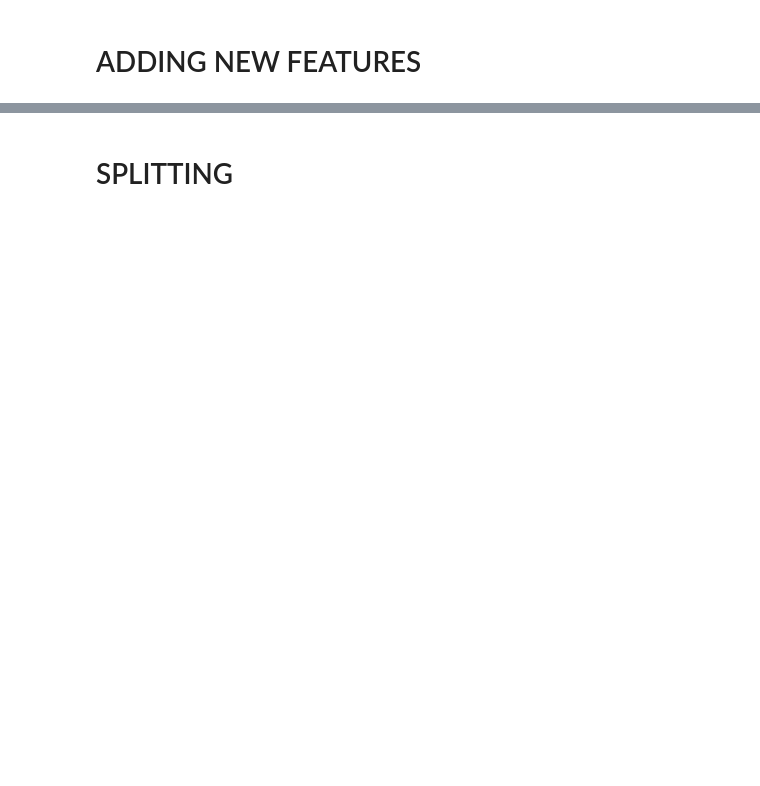
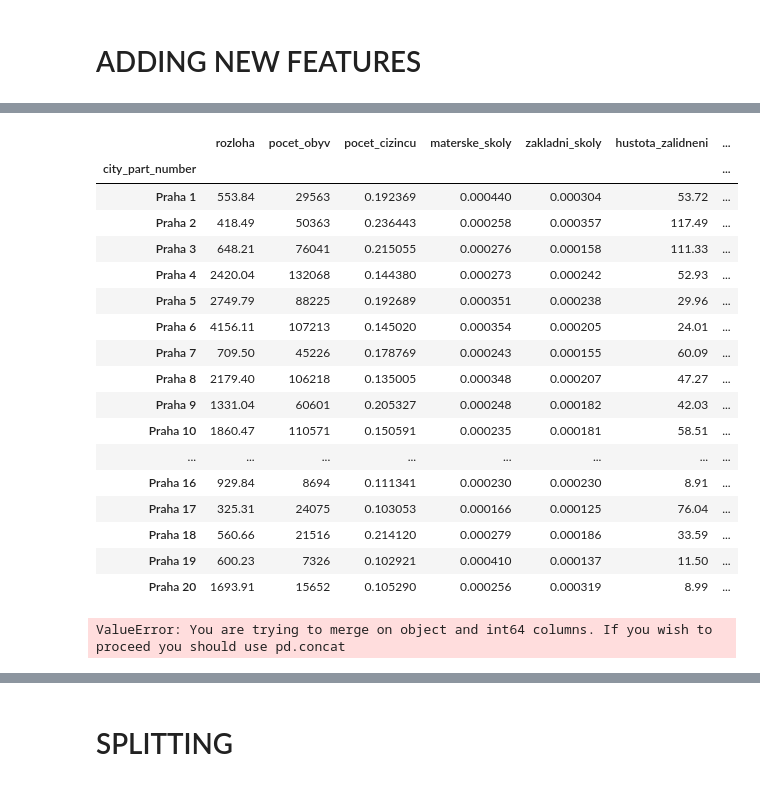
Before and after one commit to cptdom/Tym09_devs, a Jupyter notebook: modelling.ipynb, the cells around one changed output, grey strips where cells are left out. Cells and saved outputs as stored; diff of their text form; code cells hidden in the pictures; blank space fills up the shorter version.

```diff
--- a/modelling.ipynb
+++ b/modelling.ipynb
@@ -357,0 +246,7 @@ UnicodeDecodeError: 'utf-8' codec can't decode byte 0xe9 in position 44: invalid
+# %%
+extra_features.rename(columns = {'Unnamed: 0': 'city_part_number'}, inplace = True)
+for column in list(extra_features.columns)[1:]:
+    extra_features[column] = extra_features[column].apply(pd.to_numeric, errors = 'coerce')
+# %%
+extra_features.dropna(inplace = True)
+extra_features.reset_index(drop = True, inplace = True)
@@ -357,0 +291,2 @@ UnicodeDecodeError: 'utf-8' codec can't decode byte 0xe9 in position 44: invalid
+# %%
+cols_to_normalize = ['pocet_cizincu', 'materske_skoly', 'zakladni_skoly', 'kulturni_zarizeni', 'detska_hriste']
@@ -357,0 +307,52 @@ UnicodeDecodeError: 'utf-8' codec can't decode byte 0xe9 in position 44: invalid
+# %%
+def normalize_extra_features(df):
+    import re
+    all_cols = {}
+    for column in list(df.columns):
+        values = []
+        if column in cols_to_normalize:
+            for i, item in df[column].iteritems():
+                if re.search(r'\d', str(df['city_part_number'][i])) is not None:
+                    norm_coef = df['pocet_obyv'][i]
+                    values.append(item/norm_coef)
+            all_cols[column] = values
+
+        elif column == 'parky':
+            for i, item in df[column].iteritems():
+                if re.search(r'\d', str(df['city_part_number'][i])) is not None:
+                    norm_coef = df['rozloha'][i]
+                    values.append(item/norm_coef)
+            all_cols[column] = values
+
+        else:
+            for i, item in df[column].iteritems():
+                if re.search(r'\d', str(df['city_part_number'][i])) is not None:
+                    values.append(item)
+            all_cols[column] = values
+
+    return pd.DataFrame(all_cols).set_index('city_part_number')
+# %%
+normalize_extra_features(extra_features)
+# %% [output]
+|  | rozloha | pocet_obyv | pocet_cizincu | materske_skoly | zakladni_skoly | hustota_zalidneni | ... |
+| city_part_number |  |  |  |  |  |  | ... |
+| Praha 1 | 553.84 | 29563 | 0.192369 | 0.000440 | 0.000304 | 53.72 | ... |
+| Praha 2 | 418.49 | 50363 | 0.236443 | 0.000258 | 0.000357 | 117.49 | ... |
+| Praha 3 | 648.21 | 76041 | 0.215055 | 0.000276 | 0.000158 | 111.33 | ... |
+| Praha 4 | 2420.04 | 132068 | 0.144380 | 0.000273 | 0.000242 | 52.93 | ... |
+| Praha 5 | 2749.79 | 88225 | 0.192689 | 0.000351 | 0.000238 | 29.96 | ... |
+| Praha 6 | 4156.11 | 107213 | 0.145020 | 0.000354 | 0.000205 | 24.01 | ... |
+| Praha 7 | 709.50 | 45226 | 0.178769 | 0.000243 | 0.000155 | 60.09 | ... |
+| Praha 8 | 2179.40 | 106218 | 0.135005 | 0.000348 | 0.000207 | 47.27 | ... |
+| Praha 9 | 1331.04 | 60601 | 0.205327 | 0.000248 | 0.000182 | 42.03 | ... |
+| Praha 10 | 1860.47 | 110571 | 0.150591 | 0.000235 | 0.000181 | 58.51 | ... |
+| ... | ... | ... | ... | ... | ... | ... | ... |
+| Praha 16 | 929.84 | 8694 | 0.111341 | 0.000230 | 0.000230 | 8.91 | ... |
+| Praha 17 | 325.31 | 24075 | 0.103053 | 0.000166 | 0.000125 | 76.04 | ... |
+| Praha 18 | 560.66 | 21516 | 0.214120 | 0.000279 | 0.000186 | 33.59 | ... |
+| Praha 19 | 600.23 | 7326 | 0.102921 | 0.000410 | 0.000137 | 11.50 | ... |
+| Praha 20 | 1693.91 | 15652 | 0.105290 | 0.000256 | 0.000319 | 8.99 | ... |
+# %%
+df = df.merge(extra_features, how = 'left', left_on = 'city_part_number', right_index = True)
+# %% [output]
+ValueError: You are trying to merge on object and int64 columns. If you wish to proceed you should use pd.concat
```
Also changed, not shown: parts of 43 cells of this notebook, 1 other file.
